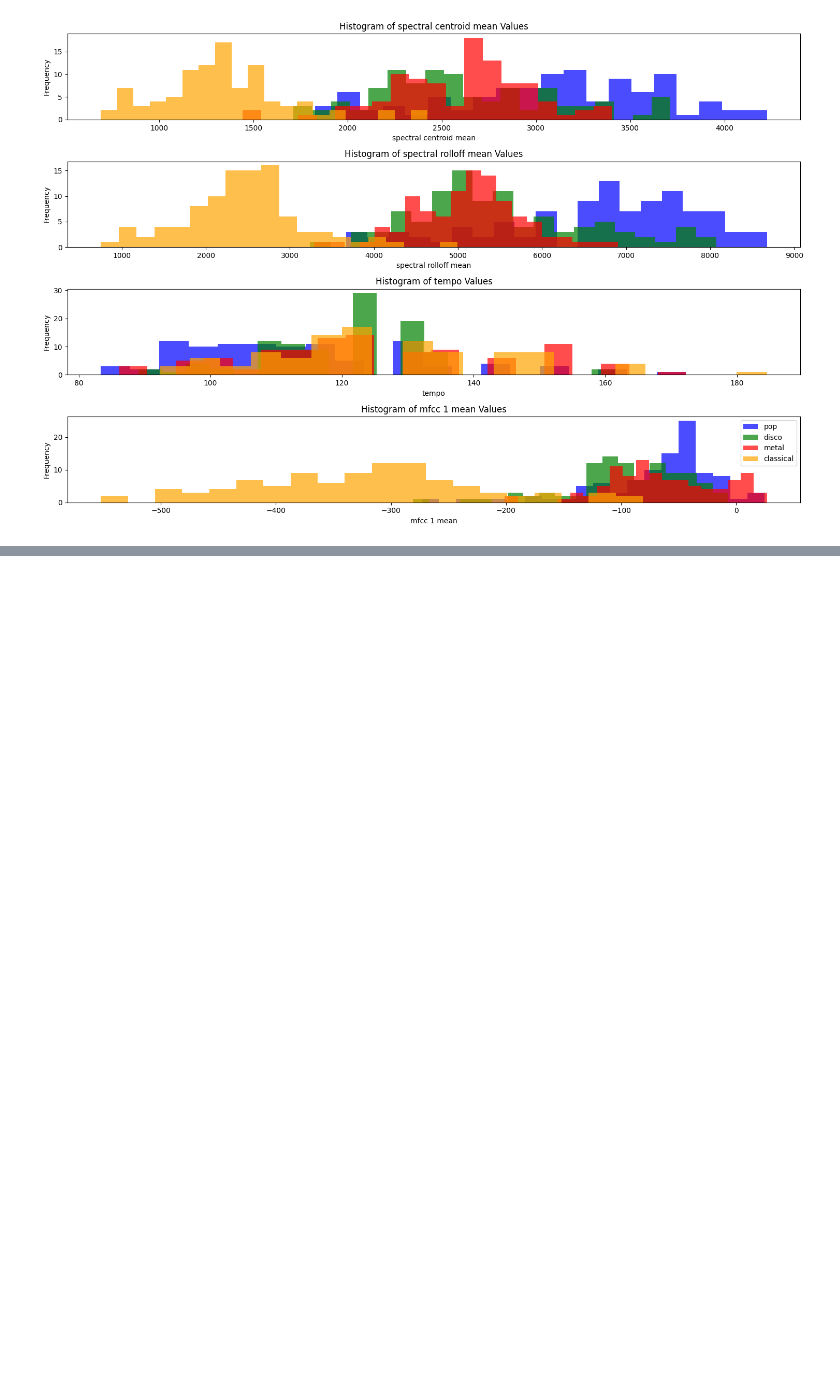
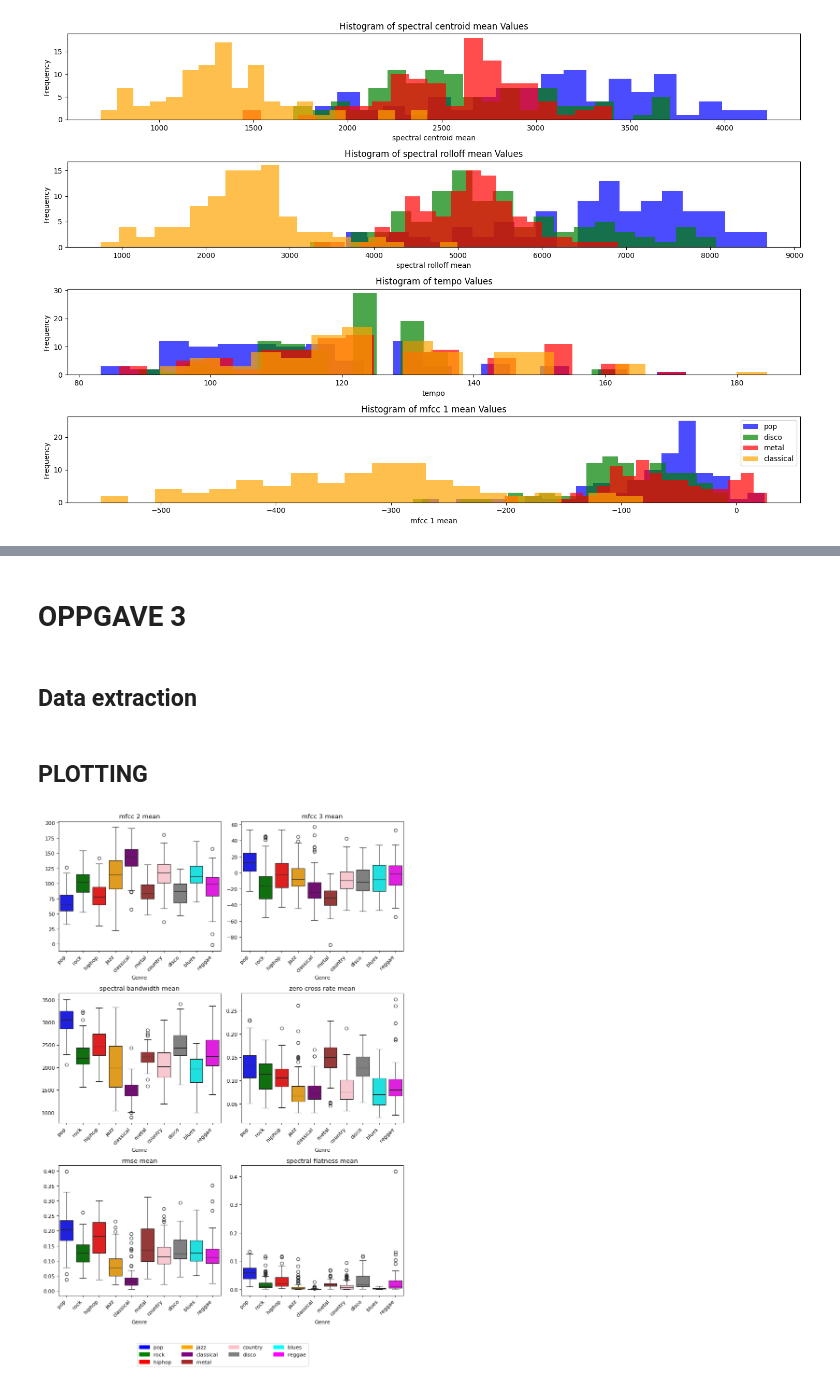
Before and after one commit to TordTr/TTT4275-Music-project, a Jupyter notebook: Tord_loking.ipynb, the cells around one changed output, grey strips where cells are left out. Cells and saved outputs as stored; diff of their text form; code cells hidden in the pictures; blank space fills up the shorter version.

```diff
--- a/Tord_loking.ipynb
+++ b/Tord_loking.ipynb
@@ -438,0 +522,4 @@ plt.show()
+# %% [markdown]
+# OPPGAVE 3
+# %% [markdown]
+## Data extraction
@@ -438,0 +599,56 @@ plt.show()
+# %% [markdown]
+## PLOTTING
+# %%
+classes = ["pop", "rock", "hiphop", "jazz", "classical", "metal", "country", "disco", "blues", "reggae"]
+colors = ['blue', 'green', 'red', 'orange', 'purple', 'brown', 'pink', 'gray', 'cyan', 'magenta']
+
+
+fig, axes = plt.subplots(3, 2, figsize=(10, 14), dpi=80)
+
+sns.boxplot(data=Data_mfcc_2_mean, palette=colors, ax=axes[0, 0])
+axes[0, 0].set_title('mfcc 2 mean')
+axes[0, 0].set_xlabel('Genre')
+axes[0, 0].set_xticks(range(len(classes)))
+axes[0, 0].set_xticklabels(classes, rotation=45, ha='right')
+
+sns.boxplot(data=Data_mfcc_3_mean, palette=colors, ax=axes[0, 1])
+axes[0, 1].set_title('mfcc 3 mean')
+axes[0, 1].set_xlabel('Genre')
+axes[0, 1].set_xticks(range(len(classes)))
+axes[0, 1].set_xticklabels(classes, rotation=45, ha='right')
+
+sns.boxplot(data=Data_spectral_bandwidth_mean, palette=colors, ax=axes[1, 0])
+axes[1, 0].set_title('spectral bandwidth mean')
+axes[1, 0].set_xlabel('Genre')
+axes[1, 0].set_xticks(range(len(classes)))
+axes[1, 0].set_xticklabels(classes, rotation=45, ha='right')
+
+sns.boxplot(data=Data_zero_cross_rate_mean, palette=colors, ax=axes[1, 1])
+axes[1, 1].set_title('zero cross rate mean')
+axes[1, 1].set_xlabel('Genre')
+axes[1, 1].set_xticks(range(len(classes)))
+axes[1, 1].set_xticklabels(classes, rotation=45, ha='right')
+
+sns.boxplot(data=Data_rmse_mean, palette=colors, ax=axes[2, 0])
+axes[2, 0].set_title('rmse mean')
+axes[2, 0].set_xlabel('Genre')
+axes[2, 0].set_xticks(range(len(classes)))
+axes[2, 0].set_xticklabels(classes, rotation=45, ha='right')
+
+sns.boxplot(data=Data_spectral_flatness_mean, palette=colors, ax=axes[2, 1])
+axes[2, 1].set_title('spectral flatness mean')
+axes[2, 1].set_xlabel('Genre')
+axes[2, 1].set_xticks(range(len(classes)))
+axes[2, 1].set_xticklabels(classes, rotation=45, ha='right')
+
+# Lag legend manuelt
+handles = [
+    mpatches.Patch(color=colors[i], label=classes[i])
+    for i in range(len(classes))
+]
+
+fig.legend(handles=handles, loc='upper center', bbox_to_anchor=(0.5, -0.02), ncol=4)
+plt.tight_layout()
+plt.show()
+# %% [output]
+[figure, added]
```
Also changed, not shown: parts of 32 cells of this notebook, 5 other files.
